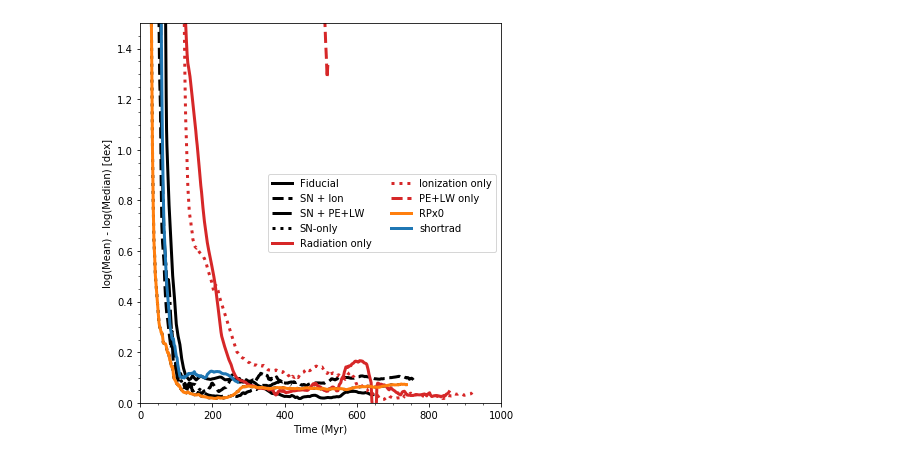
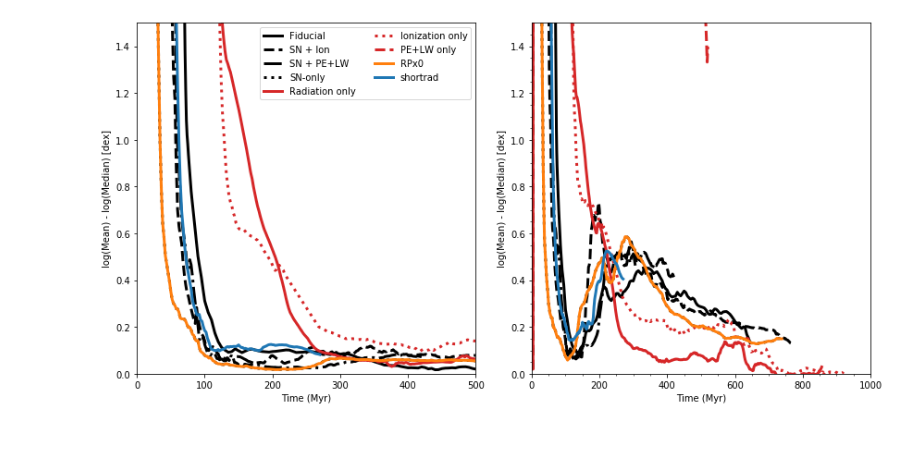
Before and after one commit to aemerick/galaxy_analysis, a Jupyter notebook: notebooks/physics_analysis_abundances.ipynb, the cells around one changed output. Drawn from its saved outputs; the diff is of its cells as text; code cells hidden in the pictures.

Commit message:
Updates to plots and plot styles. Loading galaxy simulation data to plot stellar abundances

```diff
--- a/notebooks/physics_analysis_abundances.ipynb
+++ b/notebooks/physics_analysis_abundances.ipynb
@@ -564,27 +554,31 @@ ax.set_xlim(0.0, 500.0)
 # %%
-fig, ax = plt.subplots()
-fig.set_size_inches(6,6)
+fig, ax = plt.subplots(1,2)
+fig.set_size_inches(12,6)
 
 plot_runs = base_comparison
 
 for run in plot_runs:
     x,y = _get_plot_values(all_data, 'CNM', run, 'mean-median', 'O')
-    ax.plot(x, y, color = colors[run], lw = 3, ls = lstyles[run], label = labels[run])
+    ax[0].plot(x-x[0], y, color = colors[run], lw = 3, ls = lstyles[run], label = labels[run])
+for run in plot_runs:
+    x,y = _get_plot_values(all_data, 'CNM', run, 'mean-median', 'Ba')
+    ax[1].plot(x-x[0], y, color = colors[run], lw = 3, ls = lstyles[run], label = labels[run])
 
-#for a in ax:
-ax.set_xlim(0,1000.0)
-ax.set_ylim(0,1.5)
-ax.set_ylabel(r'log(Mean) - log(Median) [dex]')
-ax.set_xlabel(r'Time (Myr)')
+for a in ax:
+    a.set_xlim(0,1000.0)
+    a.set_ylim(0,1.5)
+    a.set_ylabel(r'log(Mean) - log(Median) [dex]')
+    a.set_xlabel(r'Time (Myr)')
 
-ax.legend(ncol=2)
+ax[0].legend(ncol=2)
 plt.minorticks_on()
 plt.tight_layout()
 
+ax[0].set_xlim(0,500)
 #ax[0].annotate("ISM", xy = (10,1), xycoords = 'data')
 #ax.annotate("CNM-only", xy = (10,1), xycoords = 'data')
 
 
 fig.savefig("physics_comparison_mean-median.png")
 # %% [output]
-[figure, old version]
+[figure, new version]
```
Also changed, not shown: parts of 11 cells of this notebook, 1 other file.
